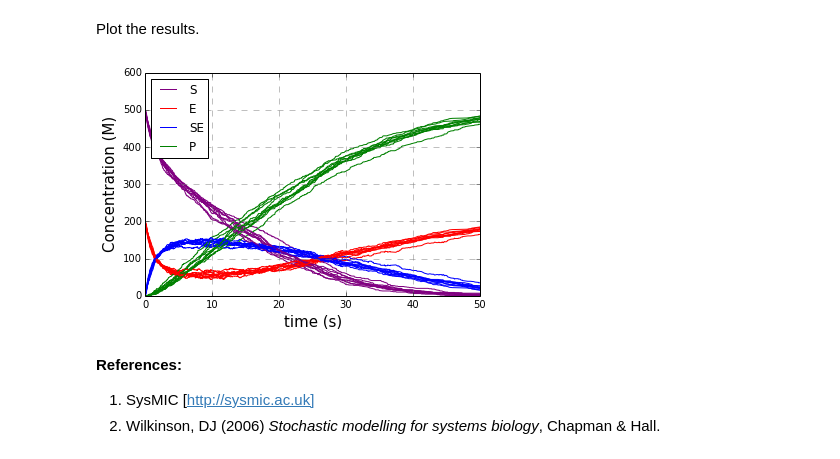
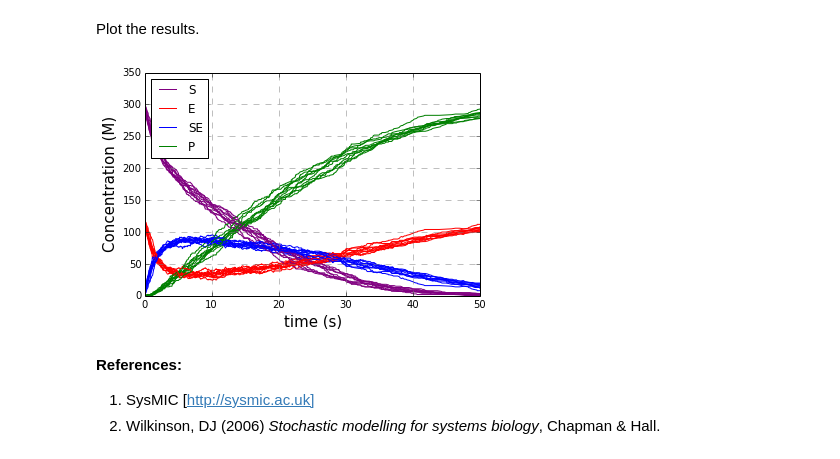
Before and after one commit to davidtgonzales/Stochastic-Modelling, a Jupyter notebook: michaelis_menten.ipynb, the cells around one changed output. Cells and saved outputs as stored; diff of their text form; code cells hidden in the pictures.

```diff
--- a/michaelis_menten.ipynb
+++ b/michaelis_menten.ipynb
@@ -102,11 +116,13 @@ import random
 # %% [markdown]
 Define the petri net and maximum time for the simulation. The array $h$ is for the current rates of reactions.
 # %%
+V=10e-15 #Volume of the reaction
+na=6.022e23 #Avogrado's number
 pre=np.array([[1,1,0,0],[0,0,1,0],[0,0,1,0]])
 post=np.array([[0,0,1,0],[1,1,0,0],[0,1,0,1]])
-m=np.array([[500],[200],[0],[0]])
+m=np.array([[301],[120],[0],[0]])
 h=np.array([[],[],[]])
-#k=np.array([[0.001],[0.0001],[0.1]])
+k=np.array([[1.66e-3],[1e-4],[0.1]])
 #maxt=50
 # %% [markdown]
 The net effect matrix is calculated by $Post-Pre$.
@@ -147,21 +162,21 @@ Plot the results.
 # %%
 for i in range(0,10):
     plt.plot(t_matrix[i],m_matrix[i][0,:],'purple',label='S')
     plt.plot(t_matrix[i],m_matrix[i][1,:],'red',label='E')
     plt.plot(t_matrix[i],m_matrix[i][2,:],'blue',label='SE')
     plt.plot(t_matrix[i],m_matrix[i][3,:],'green',label='P')
     if i==0:
         plt.legend(loc=2)
 
 
 plt.xlabel('time (s)',size=15)
 plt.ylabel('Concentration (M)',size=15)
 plt.xlim(0,maxt)
-plt.ylim(0,600)
+#plt.ylim(0,500)
 plt.grid(b=True, which='major', color='grey', linestyle='--')
 plt.show()
 # %% [output]
-[figure, old version]
+[figure, new version]
 # %% [markdown]
 **References:**
 
```
Also changed, not shown: parts of 4 cells of this notebook.
